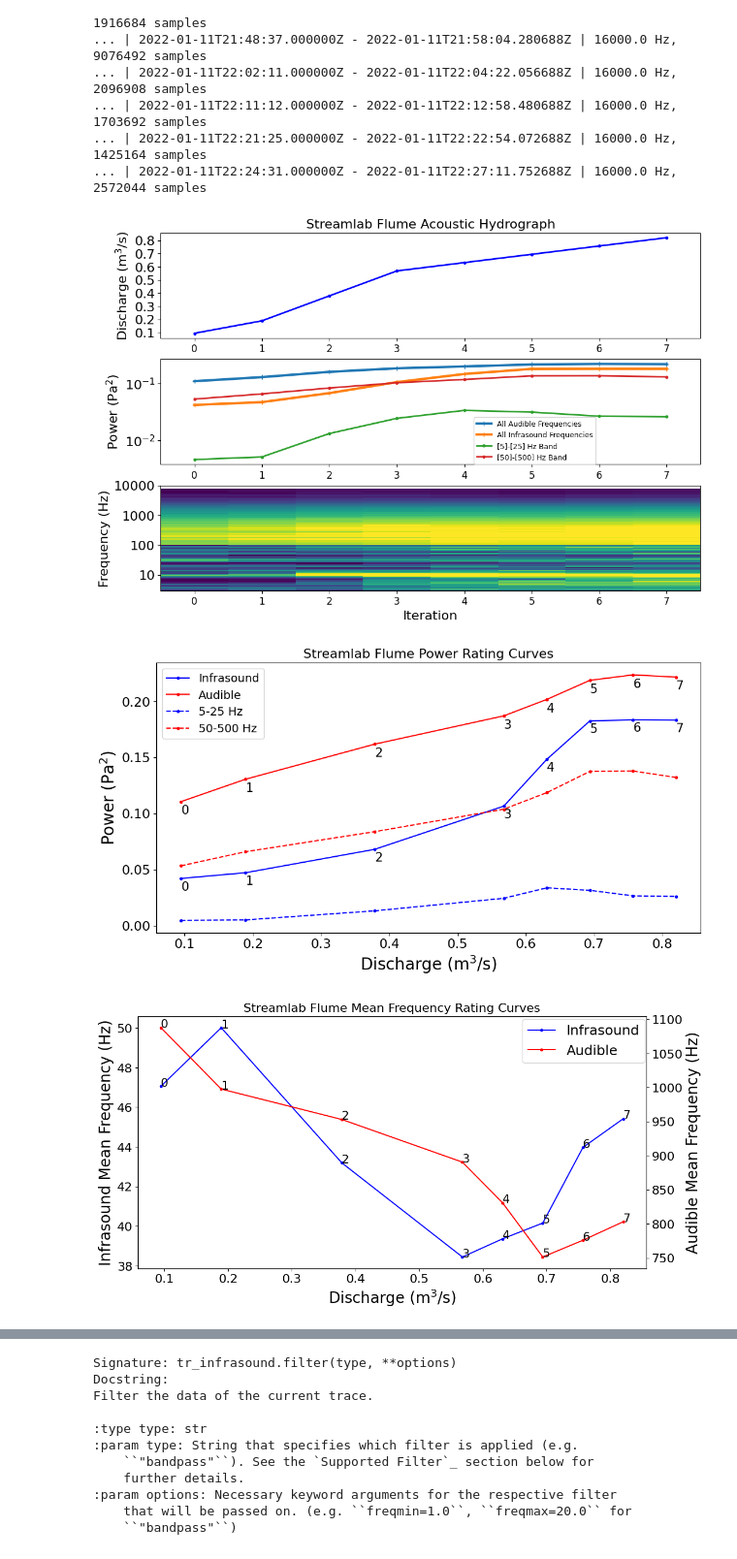
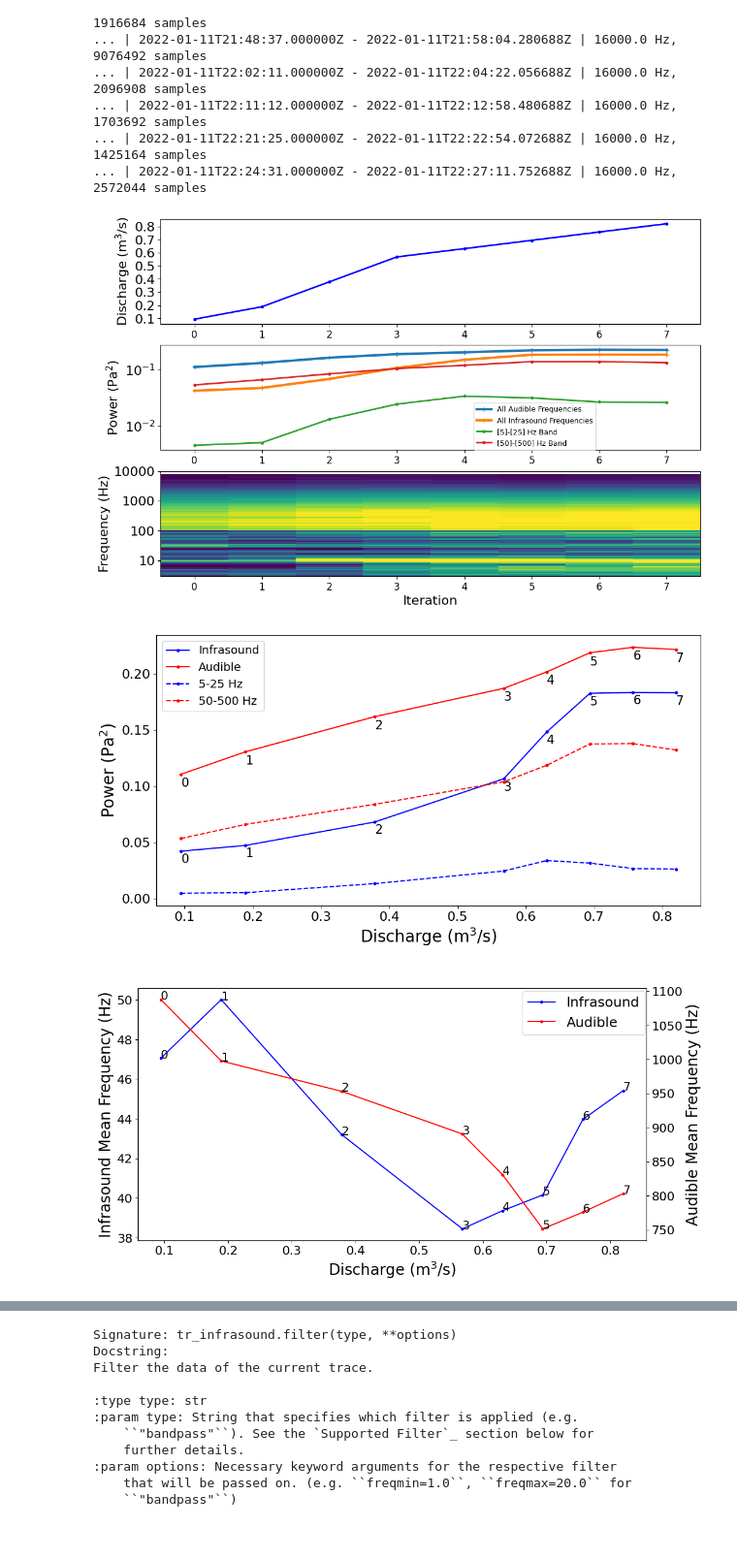
Before and after one commit to scottgauvain-1/10_06_2024-, a Jupyter notebook: flume_skeleton.ipynb, the cells around one changed output, grey strips where cells are left out. Shown at 97% size. Cells and saved outputs as stored; diff of their text form; code cells hidden in the pictures.

```diff
--- a/flume_skeleton.ipynb
+++ b/flume_skeleton.ipynb
@@ -163,7 +163,7 @@ plt.xticks(fontsize = 12)
 plt.minorticks_off()
 
 plt.subplot(3,1,1, sharex = ax)
-plt.title('Streamlab Flume Acoustic Hydrograph', fontsize = 16)
+#plt.title('Streamlab Flume Acoustic Hydrograph', fontsize = 16)
 #q = [3000,1500,1570,3000,1500,3000,6000,9000,10000,11000,12000,13000,7000,0] # gal/min and use these with aud_files[3:-1] with all .wavs back in the folder
 #q = [13300, 9300, 6000, 3000, 1500, 3000, 1500, 3000, 6000, 9300, 10030, 12030, 13070, 0]
 q = [1500, 3000, 6000, 9000, 10000, 11000, 12000, 13000]
@@ -275,7 +275,7 @@ plt.ylabel('Power (Pa$^2$)', fontsize = 20)
 plt.xticks(fontsize = 16)
 plt.yticks(fontsize = 16)
 plt.legend(['Infrasound', 'Audible', '5-25 Hz', '50-500 Hz'], fontsize = 14)
-plt.title('Streamlab Flume Power Rating Curves', fontsize = 16)
+#plt.title('Streamlab Flume Power Rating Curves', fontsize = 16)
 X = interp_times(times_audible, t, q)
 Y = power_audible
 Z = power_infrasound
@@ -298,7 +298,7 @@ ax2.set_xlabel('Discharge (m$^3$/s)', fontsize = 20)
 ax2.set_ylabel('Audible Mean Frequency (Hz)', fontsize = 20)
 plt.xticks(fontsize = 16)
 plt.yticks(fontsize = 16)
-plt.title('Streamlab Flume Mean Frequency Rating Curves', fontsize = 16)
+#plt.title('Streamlab Flume Mean Frequency Rating Curves', fontsize = 16)
 fig.legend(fontsize = 18, loc= (0.7, 0.79))
 #ax2.legend(['Audible'], fontsize = 18, loc= (0.25, 0.8))
 
@@ -343,7 +343,7 @@ plt.ylabel('Power (Pa$^2$)', fontsize = 20)
 plt.xticks(fontsize = 16)
 plt.yticks(fontsize = 16)
 plt.legend(['Infrasound', 'Audible'], fontsize = 18)
-plt.title('Streamlab Flume Power Rating Curves', fontsize = 16)
+#plt.title('Streamlab Flume Power Rating Curves', fontsize = 16)
 X = interp_times(times_audible, t, q)
 Y = power_audible
 Z = power_infrasound
@@ -357,33 +357,33 @@ plt.savefig(fname = 'power_flume.jpg', format = 'jpg', bbox_inches = 'tight')
 #plt.xticks(8E-2*np.arange(1,4),8E-2*np.arange(1,4), fontsize = 16)
 #plt.yticks(5E-2*np.arange(1,5),2E4*np.arange(1,5), fontsize = 16)
 
 ## plot discharge vs sound power
 # plt.figure(figsize = (12,6))
 #  ## plot the 1:1 line
 # X2 = (interp_times(times_audible, t, q)) # discharge
 # Y2 = power_audible
 # X2 = np.array([0.03101, 0.107]) # span of discharge values
 # plt.loglog(X2, X2*0.00181447, 'k--') # point y value/x value times X2
 # #plt.loglog(interp_times(times_infrasound, t, q), power_infrasound, 'b.-')
 # plt.loglog(interp_times(times_audible, t, q), power_audible, 'r.-')
 # plt.xlabel('Discharge (m$^3$/s)', fontsize = 26)
 # plt.ylabel('Power (Pa$^2$)', fontsize = 26)
 # plt.xticks(4E-2*np.arange(1,4),4E-2*np.arange(1,4), fontsize = 16)
 # plt.yticks(5E-5*np.arange(1,5),2E-4*np.arange(1,5), fontsize = 16)
 # plt.title('Streamlab Flume Acoustic Rating Curve', fontsize = 26)
 # plt.legend(['Degree 1 line','Audible'], fontsize = 26)
 # plt.minorticks_off()
 # # label points by date
 # indices = [0,int(len(indices1)/2),-1]
 # power2_audible = [power_audible[z] for z in indices]
 # times2_audible = pd.to_datetime(times_audible, format = '%d', dayfirst = True)
 # times2_audible = [times2_audible[z] for z in indices]
 # X = interp_times(times2_audible, t, q)
 # Y = power2_audible
 # for i, label in enumerate(times2_audible):
 #     plt.text(X[i],Y[i],label.strftime('%b %d'), fontsize = 26)
 #plt.savefig('April2021Eckert_qpow.png')
 # %% [output]
-[figure, old version]
+[figure, new version]
-[figure, old version]
+[figure, new version]
-[figure, old version]
+[figure, new version]
```
Also changed, not shown: parts of 2 cells of this notebook, 10 other files.
